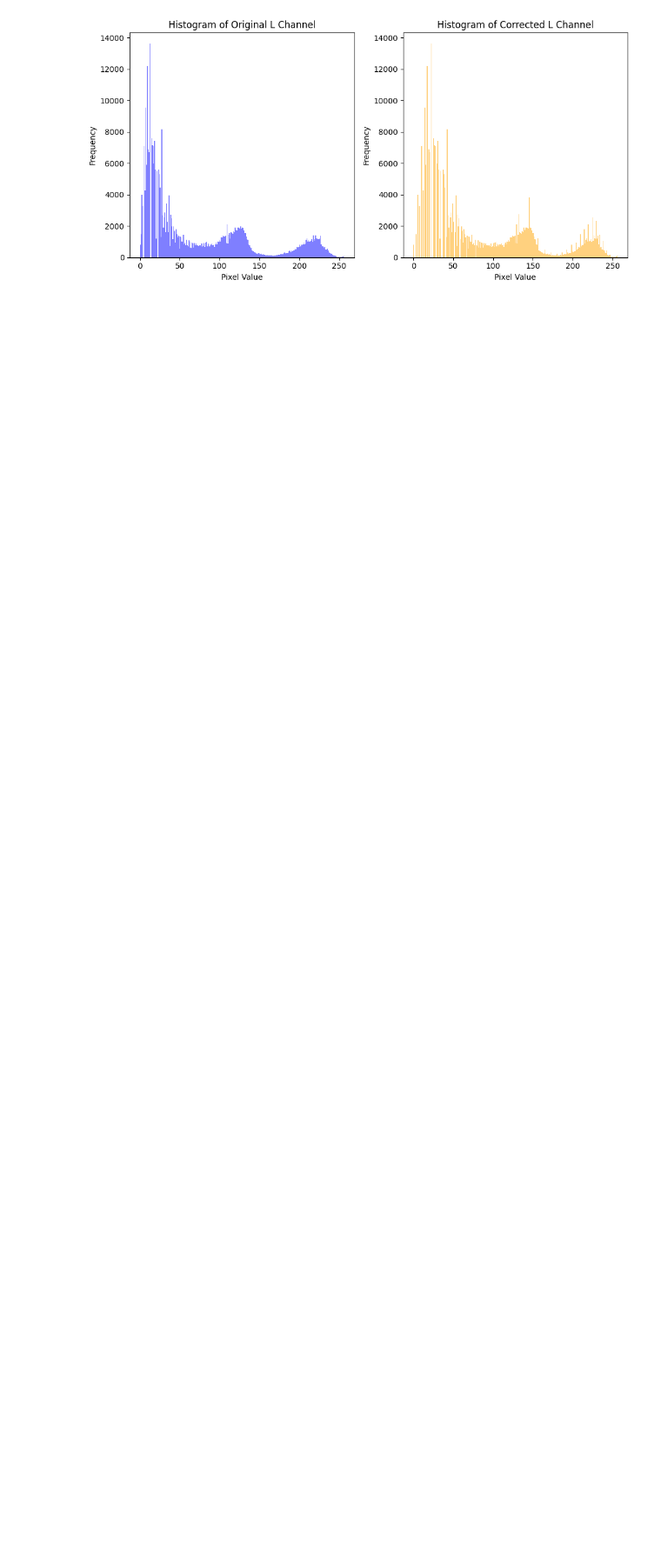
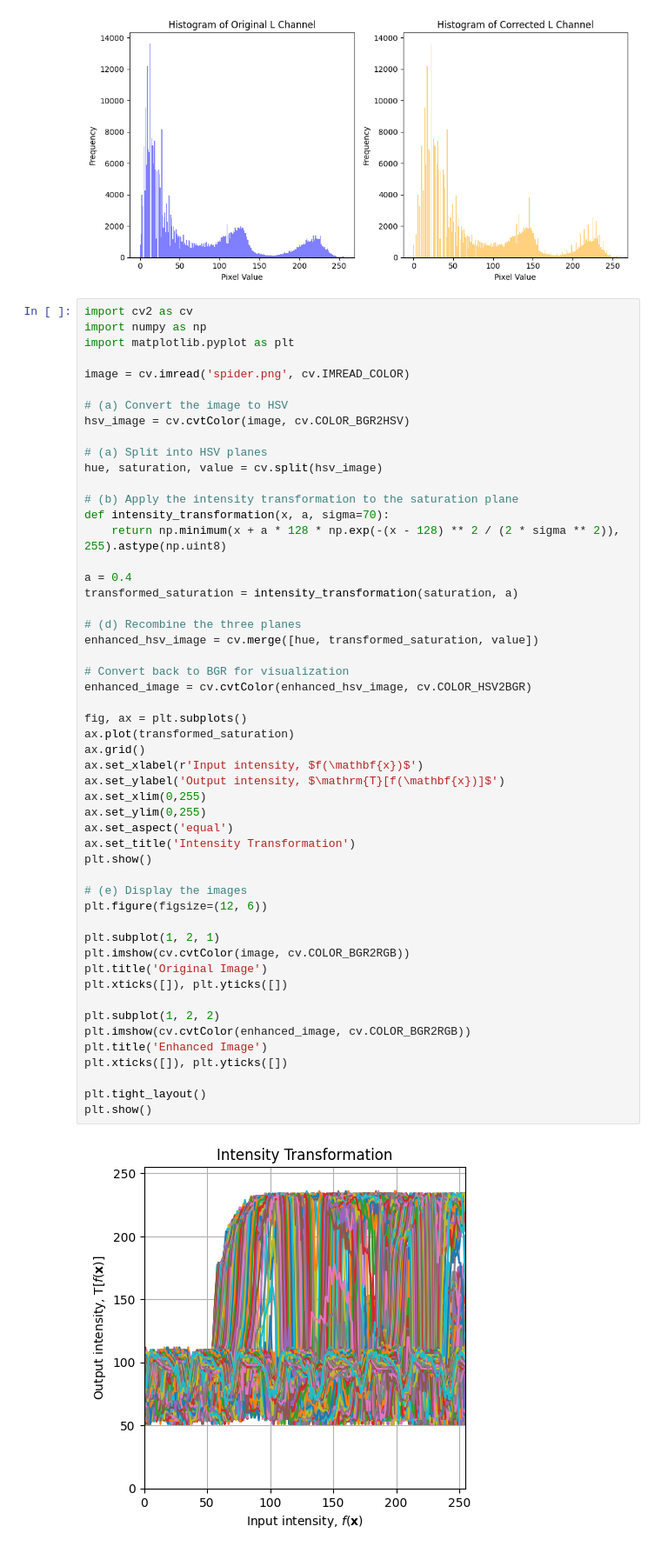
Before and after one commit to Chamod-Kavinda/Image-Processing-and-Machine-Vision, a Jupyter notebook: Assignment_01/Assignment_01.ipynb, the cells around one changed output. Shown at 87% size. Drawn from its saved outputs; the diff is of its cells as text; blank space fills up the shorter version.

```diff
--- a/Assignment_01/Assignment_01.ipynb
+++ b/Assignment_01/Assignment_01.ipynb
@@ -155,3 +155,57 @@ plt.tight_layout()
 plt.show()
 # %% [output]
 [figure]
+# %%
+import cv2 as cv
+import numpy as np
+import matplotlib.pyplot as plt
+
+image = cv.imread('spider.png', cv.IMREAD_COLOR)
+
+# (a) Convert the image to HSV
+hsv_image = cv.cvtColor(image, cv.COLOR_BGR2HSV)
+
+# (a) Split into HSV planes
+hue, saturation, value = cv.split(hsv_image)
+
+# (b) Apply the intensity transformation to the saturation plane
+def intensity_transformation(x, a, sigma=70):
+    return np.minimum(x + a * 128 * np.exp(-(x - 128) ** 2 / (2 * sigma ** 2)), 255).astype(np.uint8)
+
+a = 0.4
+transformed_saturation = intensity_transformation(saturation, a)
+
+# (d) Recombine the three planes
+enhanced_hsv_image = cv.merge([hue, transformed_saturation, value])
+
+# Convert back to BGR for visualization
+enhanced_image = cv.cvtColor(enhanced_hsv_image, cv.COLOR_HSV2BGR)
+
+fig, ax = plt.subplots()
+ax.plot(transformed_saturation)
+ax.grid()
+ax.set_xlabel(r'Input intensity, $f(\mathbf{x})$')
+ax.set_ylabel('Output intensity, $\mathrm{T}[f(\mathbf{x})]$')
+ax.set_xlim(0,255)
+ax.set_ylim(0,255)
+ax.set_aspect('equal')
+ax.set_title('Intensity Transformation')
+plt.show()
+
+# (e) Display the images
+plt.figure(figsize=(12, 6))
+
+plt.subplot(1, 2, 1)
+plt.imshow(cv.cvtColor(image, cv.COLOR_BGR2RGB))
+plt.title('Original Image')
+plt.xticks([]), plt.yticks([])
+
+plt.subplot(1, 2, 2)
+plt.imshow(cv.cvtColor(enhanced_image, cv.COLOR_BGR2RGB))
+plt.title('Enhanced Image')
+plt.xticks([]), plt.yticks([])
+
+plt.tight_layout()
+plt.show()
+# %% [output]
+[figure, added]
```
Also changed, not shown: parts of 3 cells of this notebook.
